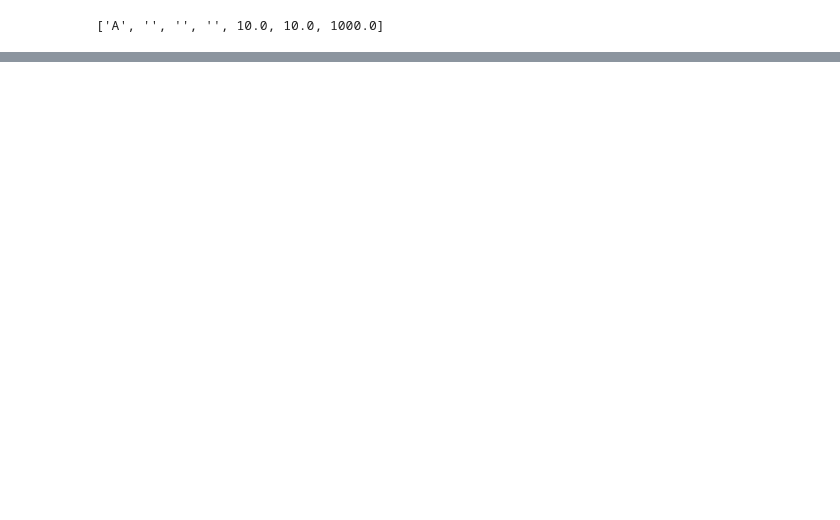
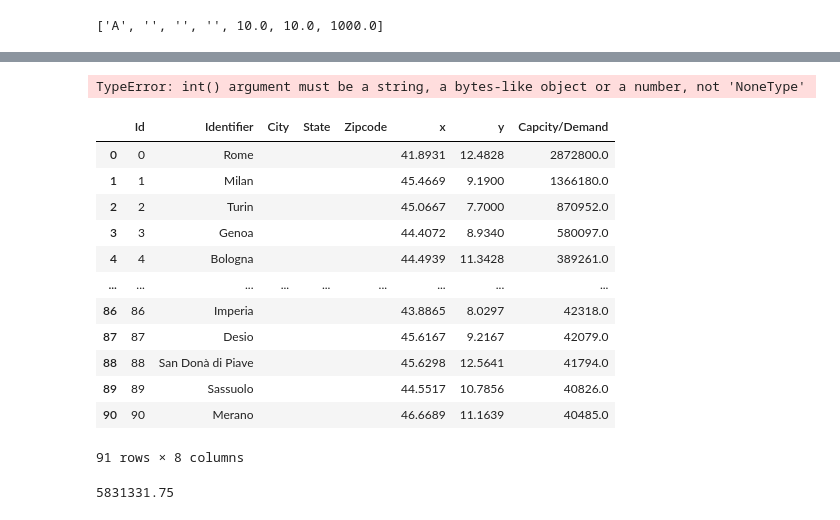
Before and after one commit to ropinotex/network_optimization, a Jupyter notebook: Netopt.ipynb, the cells around one changed output, grey strips where cells are left out. Cells and saved outputs as stored; diff of their text form; code cells hidden in the pictures; blank space fills up the shorter version.

```diff
--- a/Netopt.ipynb
+++ b/Netopt.ipynb
@@ -155,0 +625,25 @@ AttributeError: 'Warehouse' object has no attribute 'keys'
+# %%
+cap = sum([int(x.capacity) for _, x in whs.items()])
+dem = sum([int(x.demand) for _, x in cst.items()])
+# %% [output]
+TypeError: int() argument must be a string, a bytes-like object or a number, not 'NoneType'
+# %%
+show_data(cst)
+# %% [output]
+|  | Id | Identifier | City | State | Zipcode | x | y | Capcity/Demand |
+| 0 | 0 | Rome |  |  |  | 41.8931 | 12.4828 | 2872800.0 |
+| 1 | 1 | Milan |  |  |  | 45.4669 | 9.1900 | 1366180.0 |
+| 2 | 2 | Turin |  |  |  | 45.0667 | 7.7000 | 870952.0 |
+| 3 | 3 | Genoa |  |  |  | 44.4072 | 8.9340 | 580097.0 |
+| 4 | 4 | Bologna |  |  |  | 44.4939 | 11.3428 | 389261.0 |
+| ... | ... | ... | ... | ... | ... | ... | ... | ... |
+| 86 | 86 | Imperia |  |  |  | 43.8865 | 8.0297 | 42318.0 |
+| 87 | 87 | Desio |  |  |  | 45.6167 | 9.2167 | 42079.0 |
+| 88 | 88 | San Donà di Piave |  |  |  | 45.6298 | 12.5641 | 41794.0 |
+| 89 | 89 | Sassuolo |  |  |  | 44.5517 | 10.7856 | 40826.0 |
+| 90 | 90 | Merano |  |  |  | 46.6689 | 11.1639 | 40485.0 |
+91 rows × 8 columns
+# %%
+dem / 4
+# %% [output]
+5831331.75
```
Also changed, not shown: parts of 18 cells of this notebook, 3 other files.
